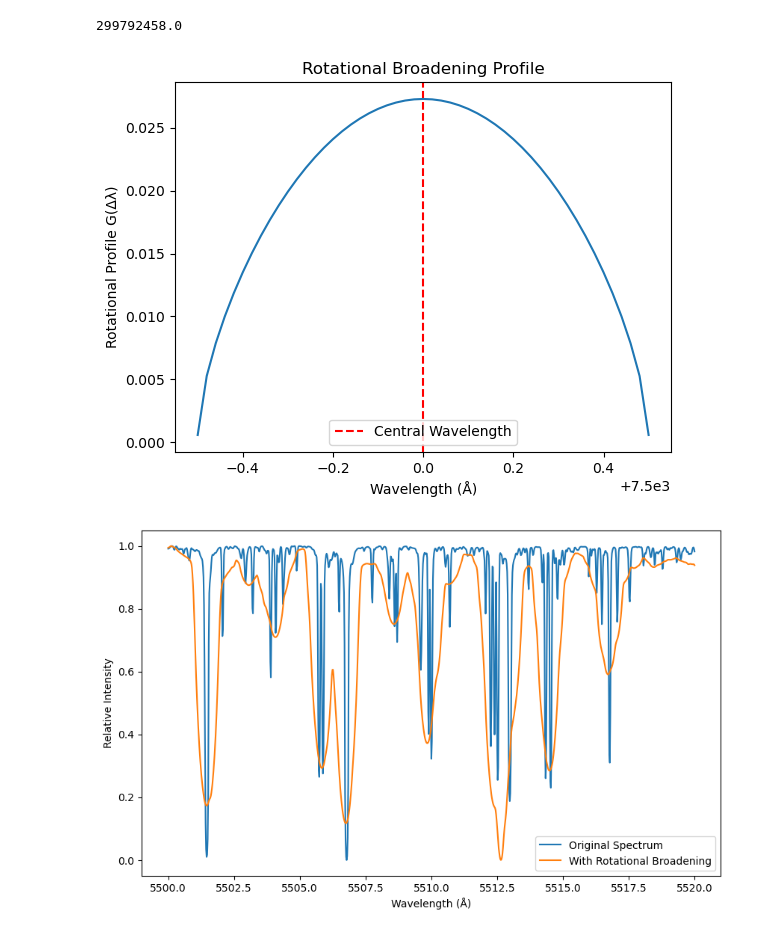
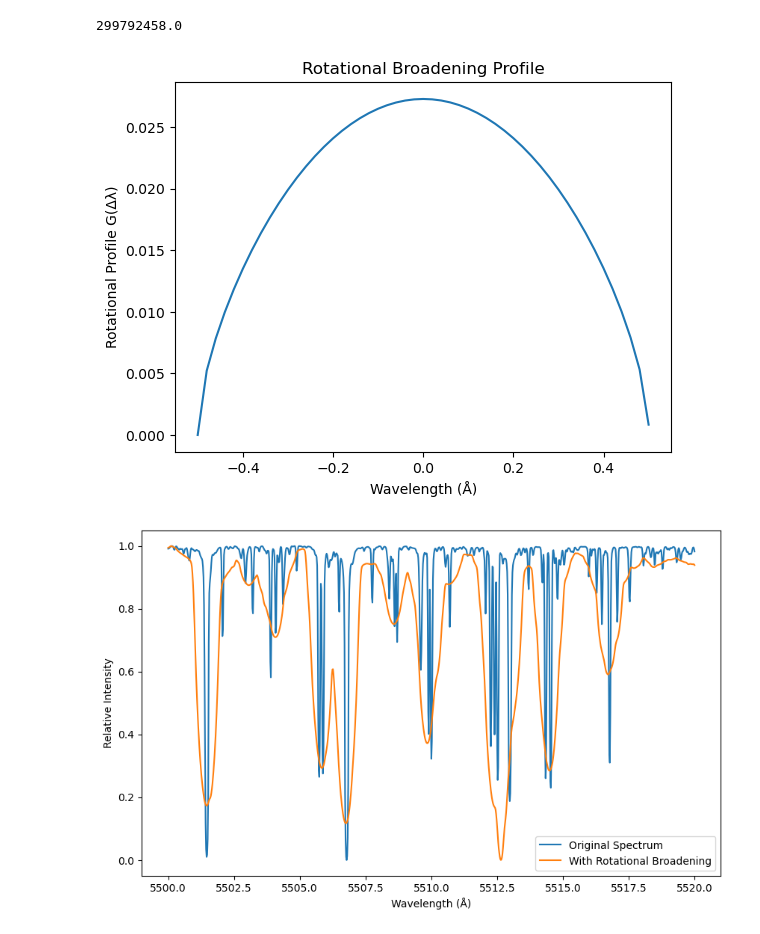
Before and after one commit to rodribro/Computational_Astronomy, a Jupyter notebook: classes/06_instr_and_rot_spectra.ipynb, the cells around one changed output. Saved outputs shown, nothing was run; the diff lists cells and outputs as text; code cells hidden in the pictures.

```diff
--- a/classes/06_instr_and_rot_spectra.ipynb
+++ b/classes/06_instr_and_rot_spectra.ipynb
@@ -262,2 +264,2 @@ def G(wavelength, epsilon, vsinI):
 # %%
-G_values = G(wavelength_synth, 0.5, 20000)
+xx, G_values = G(wavelength_synth, 0.5, 20000)
@@ -287,32 +266,15 @@ def f_rot2(lambs,eps,vsin):
-# %%
-xx, rots = f_rot2(wavelength_synth, 0.5, 20000)
 # %%
-def plot_rotational_profile(g_values, wavelength):
+def plot_rotational_profile(xx, g_values):
 
-    non_zero_indices = np.where(g_values != 0.0)
-
-    lambda_min = wavelength[non_zero_indices].min()
-    lambda_max = wavelength[non_zero_indices].max()
-
-    mask_real = (wavelength >= lambda_min) & (wavelength <= lambda_max)
-
-    wavelength_filtered = wavelength[mask_real]
-    g_values_filtered = g_values[mask_real]
-
-
-    central_wavelength = wavelength[len(wavelength) // 2]
-
-    plt.axvline(central_wavelength, color='red', linestyle='--', label='Central Wavelength')
-    plt.legend()
     plt.title("Rotational Broadening Profile")
     plt.xlabel("Wavelength (Å)")
     plt.ylabel("Rotational Profile G(Δλ)")
-    plt.plot(wavelength_filtered, g_values_filtered)
+    plt.plot(xx,g_values)
     plt.show()
 
-plot_rotational_profile(G_values, wavelength_synth)
+plot_rotational_profile(xx, G_values)
 # %% [output]
-[figure, old version]
+[figure, new version]
 # %%
 # Perform convolution (H = I (conv) P)
 rotation_spectrum = convolve(flux_synth, G_values, mode='same')
```
Also changed, not shown: parts of 12 cells of this notebook.
